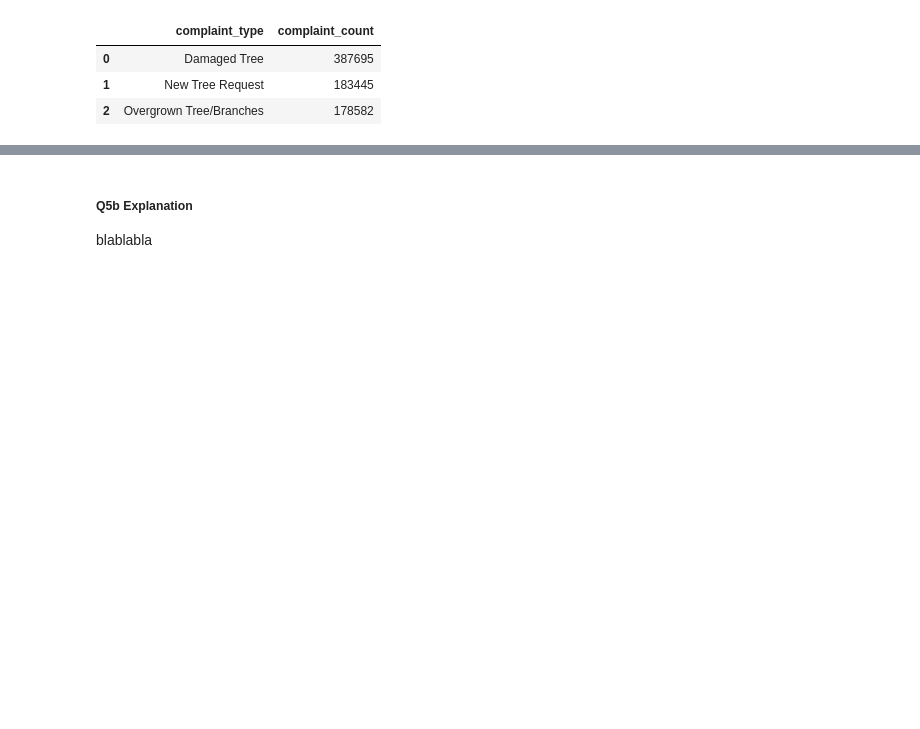
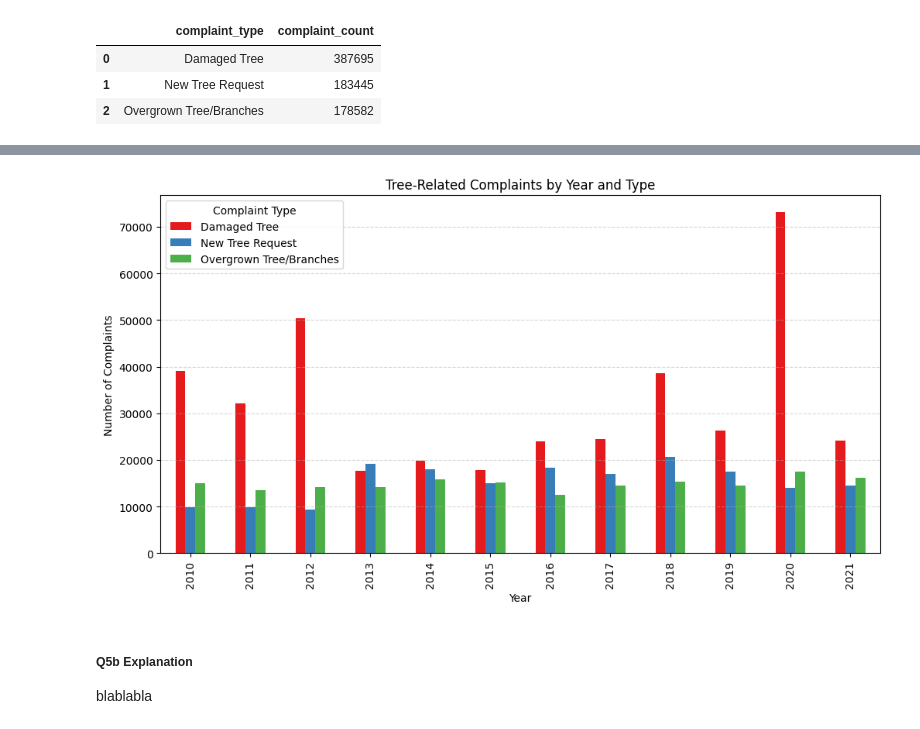
Before and after one commit to NathanP23/Big-Data-Mining-52002, a Jupyter notebook: MidTerm/MidTerm_52002_2024_25.ipynb, the cells around one changed output, grey strips where cells are left out. Cells and saved outputs as stored; diff of their text form; code cells hidden in the pictures; blank space fills up the shorter version.

```diff
--- a/MidTerm/MidTerm_52002_2024_25.ipynb
+++ b/MidTerm/MidTerm_52002_2024_25.ipynb
@@ -1312,3 +1397,30 @@ df5b.head()
+# %%
+# Pivot the data so each complaint type becomes a separate column
+df_pivot = df5b_chart.pivot(index='year', columns='complaint_type', values='complaint_count')
+
+# Reset index for plotting purposes
+df_pivot = df_pivot.reset_index()
+
+import matplotlib.pyplot as plt
+
+# Plot a grouped bar chart
+df_pivot.plot(
+    kind='bar',
+    x='year',
+    stacked=False,
+    figsize=(12, 6),
+    color=['#e41a1c', '#377eb8', '#4daf4a']  # Custom colors for each complaint type
+)
+
+
+plt.title('Tree-Related Complaints by Year and Type')
+plt.xlabel('Year')
+plt.ylabel('Number of Complaints')
+plt.legend(title='Complaint Type')
+plt.grid(axis='y', linestyle='--', alpha=0.5)
+plt.show()
+# %% [output]
+[figure, added]
 # %% [markdown]
 ##### Q5b Explanation
 
```
Also changed, not shown: parts of 21 cells of this notebook, 1 other file.
